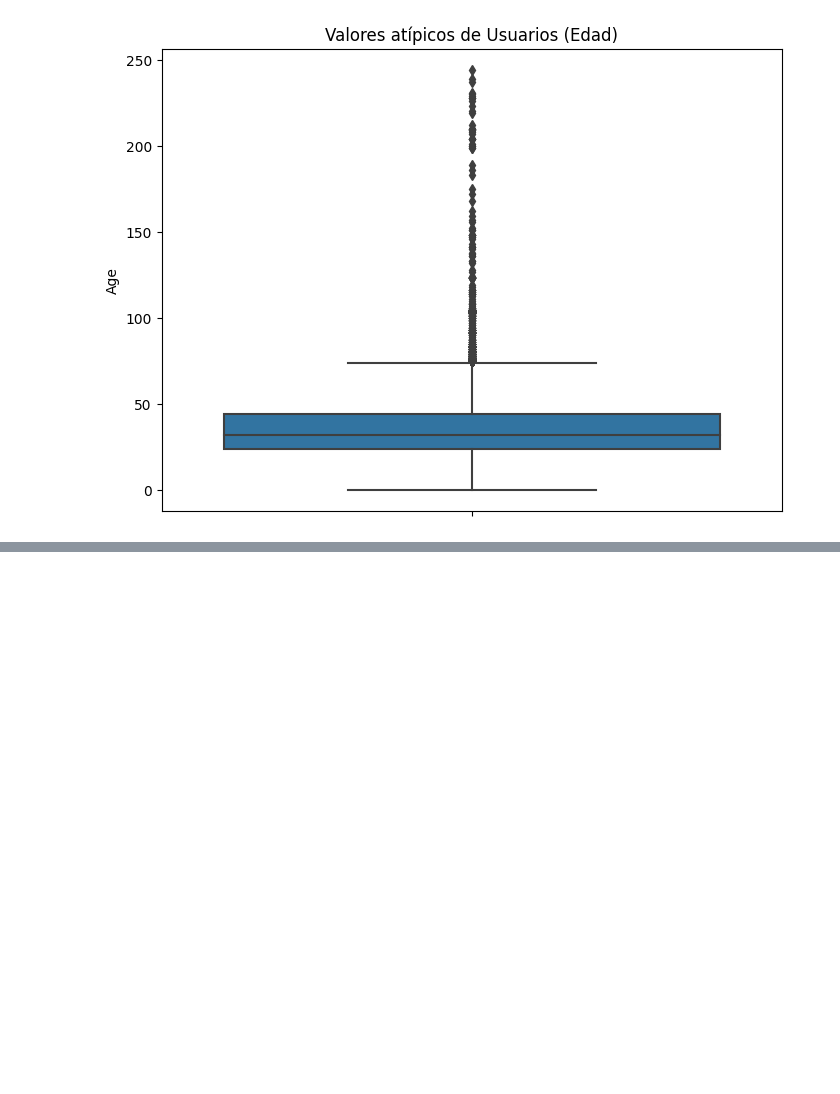
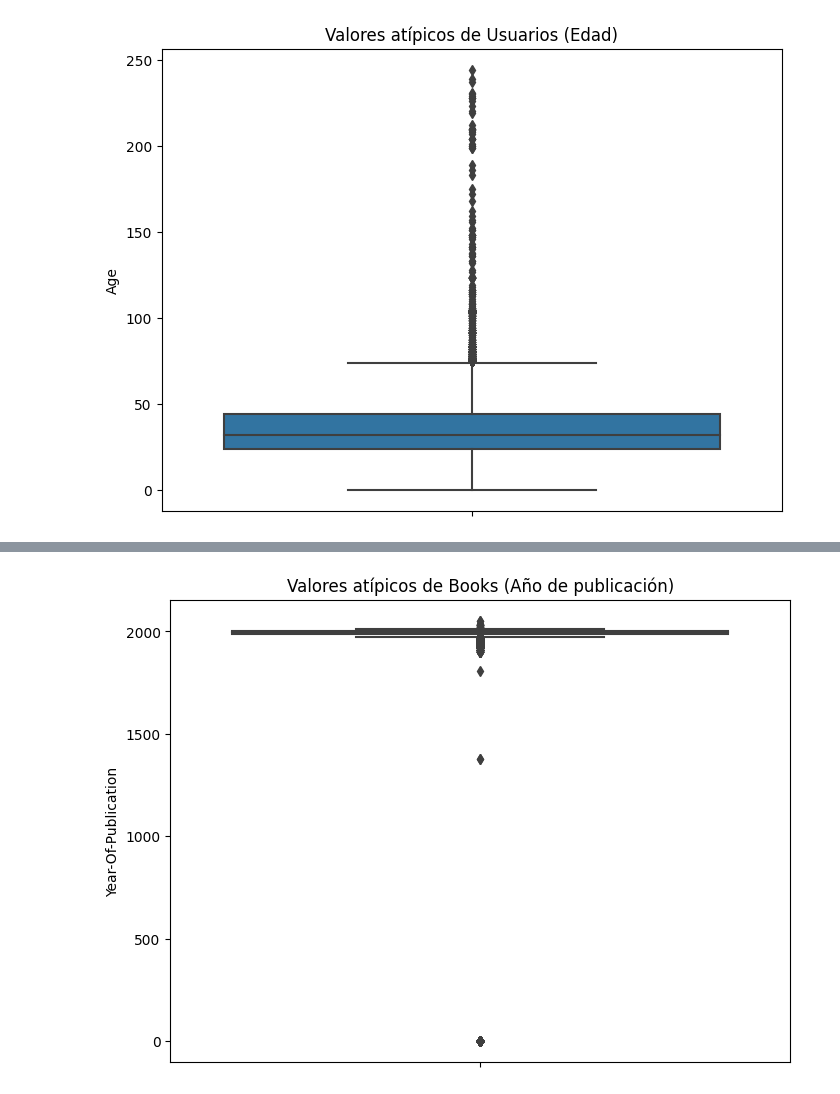
Before and after one commit to stefanoaragoni/lab6_deeplearning, a Jupyter notebook: eda.ipynb, the cells around one changed output, grey strips where cells are left out. Cells and saved outputs as stored; diff of their text form; code cells hidden in the pictures; blank space fills up the shorter version.

```diff
--- a/eda.ipynb
+++ b/eda.ipynb
@@ -270,0 +286,8 @@ plt.show()
+# %%
+# Valores atípicos de Books (Año de publicación)
+plt.figure(figsize=(8, 6))
+sns.boxplot(data=df_books, y='Year-Of-Publication')
+plt.title('Valores atípicos de Books (Año de publicación)')
+plt.show()
+# %% [output]
+[figure, added]
```
Also changed, not shown: parts of 2 cells of this notebook.
